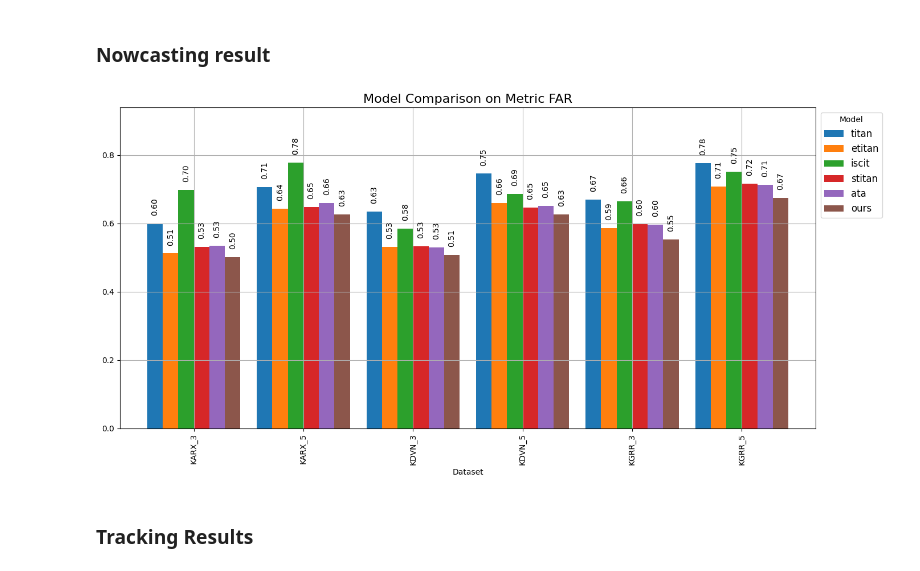
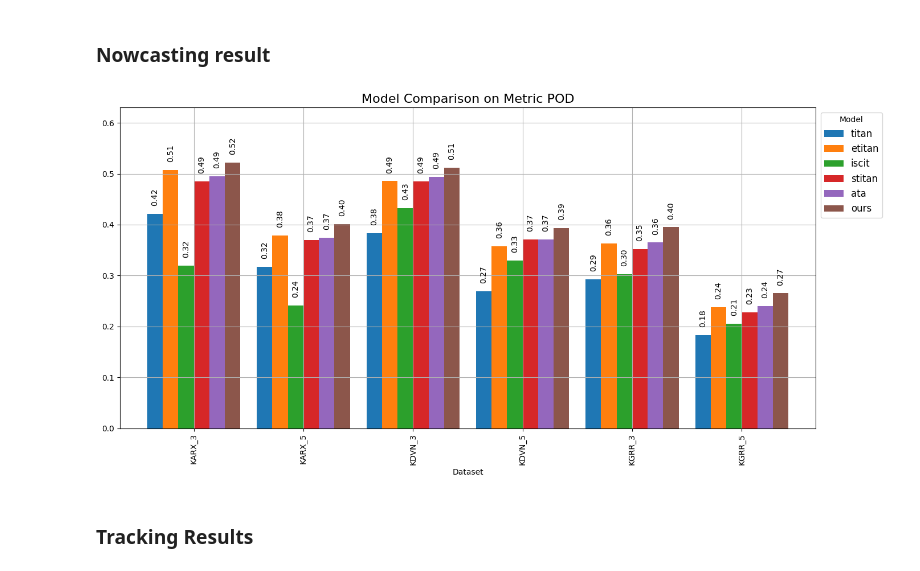
Before and after one commit to quochieu586/Thunderstorm-Nowcasting-Geometry-Topology-Approach, a Jupyter notebook: subtle_tasks_notebooks/result_visualization.ipynb, the cells around one changed output. Drawn from its saved outputs; the diff is of its cells as text; code cells hidden in the pictures.

Commit message:
chore: add visualization result

```diff
--- a/subtle_tasks_notebooks/result_visualization.ipynb
+++ b/subtle_tasks_notebooks/result_visualization.ipynb
@@ -23,7 +23,7 @@ import seaborn as sns
 
 MODEL_NAME = ['titan', 'etitan', 'iscit', 'stitan', 'ata', 'ours']
 TIME_INTERVALS = [3, 5]
-METRIC = 'far'
+METRIC = 'pod'
 
 # 1. Load the data
 datasets = ["KARX", "KDVN", "KGRR"]
@@ -46,34 +46,34 @@ for dataset in datasets:
         row = {'Dataset': f"{dataset}_{ti}"}
         for model_name, value in zip(MODEL_NAME, temp_df):
             row[model_name] = value
         dataframe.loc[len(dataframe)] = row
 
 dataframe = dataframe.set_index('Dataset')
 
 # 1. Plot with the width adjustment
 ax = dataframe.plot(
     kind='bar',
     figsize=(14, 7),
     width=0.85, # Adjusted to minimize "wasted space"
     title=f'Metric {METRIC}',
     grid=True,
     fontsize=10
 )
 
 for container in ax.containers:
     ax.bar_label(container, fmt='%.2f', rotation=90, padding=10, fontsize=10)
 
 # 4. Give the vertical labels some breathing room at the top
 ax.set_ylim(0, ax.get_ylim()[1] * 1.15)
 
 plt.legend(title='Model', bbox_to_anchor=(1, 1), loc='upper left', fontsize=12)
 plt.tight_layout()
 plt.title(f'Model Comparison on Metric {METRIC.upper()}', fontsize=16)
 
 plt.savefig(f'output/tracking/nowcasting_{METRIC.upper()}_comparison.png')
 plt.show()
 # %% [output]
-[figure, old version]
+[figure, new version]
 # %% [markdown]
 ### Tracking Results
 # %%
```
Also changed, not shown: parts of 3 cells of this notebook, 2 other files.
